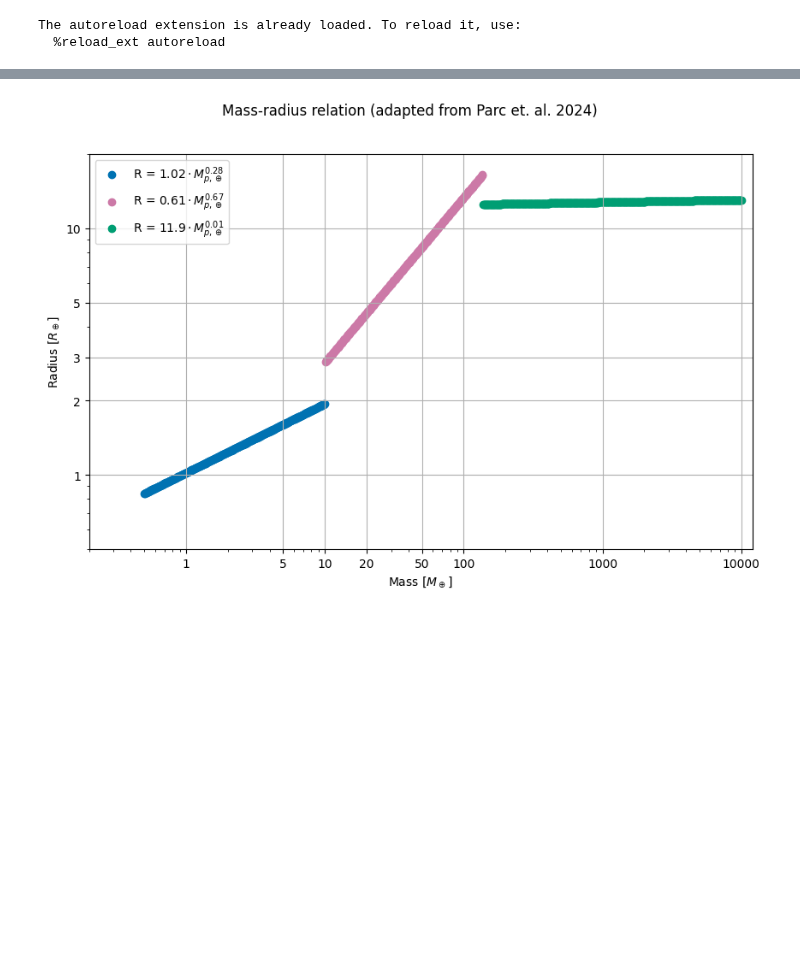
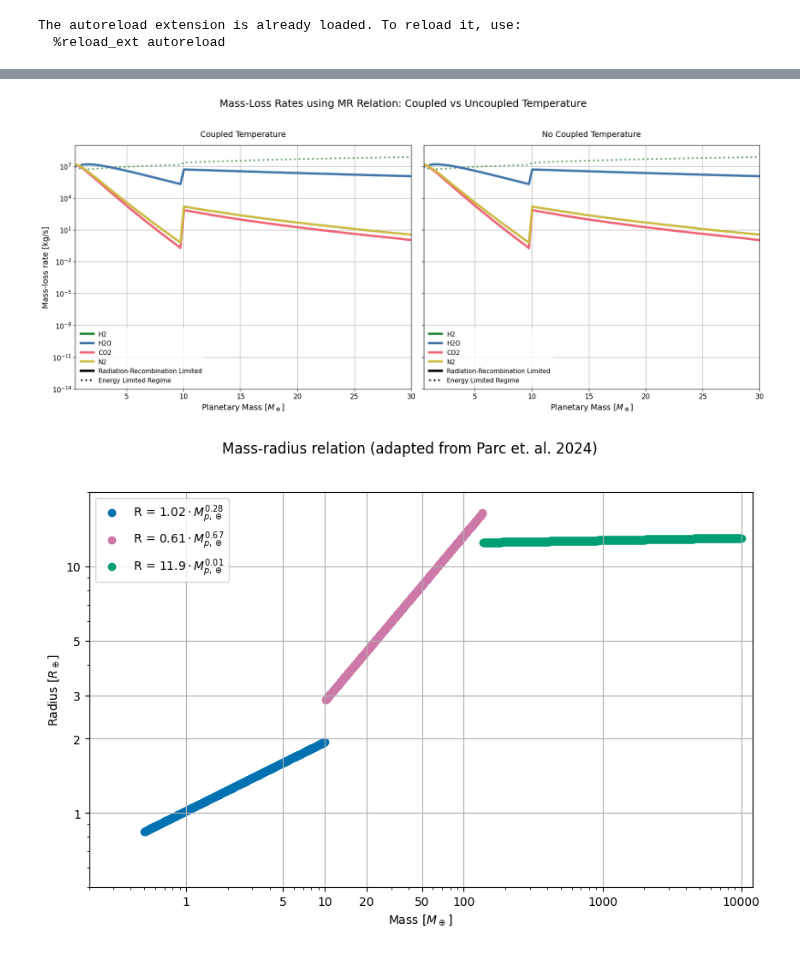
Before and after one commit to FormingWorlds/BScProjectAtmosphericEscape, a Jupyter notebook: plots/results_safari.ipynb, the cells around one changed output, grey strips where cells are left out. Drawn from its saved outputs; the diff is of its cells as text; code cells hidden in the pictures; blank space fills up the shorter version.

```diff
--- a/plots/results_safari.ipynb
+++ b/plots/results_safari.ipynb
@@ -171,3 +267,102 @@ Mass loss rate for H2 with MR relation: 1.2e+07 kg/s
+# %%
+### See difference between coupling temperature and not coupling temperature when sweeping over mass and using MR relation ###
+
+results_coupling_temp = {}
+results_no_coupling_temp = {}
+
+for species in keys:
+    atm_coupled_temp = np.array([make_simple_atmosphere(
+        M_p=m,
+        mu_wind=wind_microphysics[species]['mu_wind'],
+        mu_plus_wind=wind_microphysics[species]['mu_plus_wind'],
+        rr_coeff=wind_microphysics['H2']['rr_coeff'],
+        dominant_species=species,
+        resolution=5000,
+        determine_radius=True,
+        determine_temperature=True,
+        mu_photo=species_microphysics[species]['mu_photo'],
+        F_xuv=10**2.93 * erg_to_joule * cm_to_m**(-2),
+        F_ins = 2.15 * 10**4 #Wm^-2, same as GJ1214b
+    ) for m in Mass_array])
+
+
+    M_dot_rr_coupled, regime_break__coupled, rr_mask_coupled = sweep_parameter(atm_coupled_temp)
+    results_coupling_temp[species] = (M_dot_rr_coupled, regime_break__coupled, rr_mask_coupled)
+
+
+    atm_no_coupling_temp = np.array([make_simple_atmosphere(
+        M_p=m,
+        mu_wind=wind_microphysics[species]['mu_wind'],
+        mu_plus_wind=wind_microphysics[species]['mu_plus_wind'],
+        rr_coeff=wind_microphysics['H2']['rr_coeff'],
+        dominant_species=species,
+        resolution=5000,
+        determine_radius=True,
+        T_eq = 553,
+        determine_temperature=False,
+        mu_photo=species_microphysics[species]['mu_photo'],
+        F_xuv=10**2.93 * erg_to_joule * cm_to_m**(-2),
+        F_ins = 2.15 * 10**4 #Wm^-2, same as GJ1214b
+    ) for m in Mass_array])
+
+
+
+    M_dot_rr_no_coupling, regime_break_no_coupling, rr_mask_no_coupling = sweep_parameter(atm_no_coupling_temp)
+    results_no_coupling_temp[species] = (M_dot_rr_no_coupling, regime_break_no_coupling, rr_mask_no_coupling)
+
+
+
+# --- 2. PLOTTING THE RESULTS SIDE-BY-SIDE ---
+keys = list(species_microphysics.keys())
+# Added a 5th colour just in case you have 5 species (H, H2, H2O, CO2, N2)
+colours = ['#228833', '#4477AA', '#EE6677', '#CCBB44', '#9933A5']
+
+# Create a figure with 2 subplots (1 row, 2 columns)
+fig, (ax1, ax2) = plt.subplots(1, 2, figsize=(18, 8), sharey=True)
+fig.suptitle('Mass-Loss Rates using MR Relation: Coupled vs Uncoupled Temperature', fontsize=18, y=0.98)
+masses = Mass_array / M_earth
+
+# Group the axes and data into lists so we can loop through them cleanly
+axes = [ax1, ax2]
+datasets = [results_coupling_temp, results_no_coupling_temp]
+titles = ["Coupled Temperature", "No Coupled Temperature"]
+
+custom_lines = [Line2D([0], [0], color='black', linestyle='-', lw=4),
+                Line2D([0], [0], color='black', linestyle=':', lw=3)]
+
+# Plot both subplots dynamically
+for ax, data_dict, title in zip(axes, datasets, titles):
+    ax.set_title(title, fontsize=14, pad=15)
+
+    for i, species in enumerate(keys):
+        mass_loss_rates, regime_break, rr_mask = data_dict[species]
+
+        # plotting the whole mass loss rate curve as dotted first
+        ax.plot(masses, mass_loss_rates, linestyle='dotted', color=colours[i], alpha=0.7, lw=3)
+        # then plotting the part that is rr_limited as solid
+        ax.plot(masses[rr_mask], np.array(mass_loss_rates)[rr_mask], linestyle='solid', color=colours[i], label=f'{species}', lw=4)
+
+    # Format the individual axes
+    handles, labels = ax.get_legend_handles_labels()
+    handles.extend(custom_lines)
+    labels.extend(['Radiation-Recombination Limited', 'Energy Limited Regime'])
+    ax.legend(handles=handles, labels=labels, loc='best', fontsize=11, frameon=True, shadow=False, facecolor='white', edgecolor='none')
+    ax.grid(True)
+    ax.set_xlabel('Planetary Mass [$M_\oplus$]', fontsize=14)
+    ax.tick_params(axis='both', which='major', labelsize=12)
+    ax.tick_params(axis='both', which='minor', labelsize=10)
+    ax.set_xlim(masses[0], masses[-1])
+
+# Set the y-axis properties only on the first axis (since they share Y)
+ax1.set_ylabel('Mass-loss rate [kg/s]', fontsize=14)
+ax1.set_ylim(10**(-14), 10**9)
+ax1.set_yscale('log')
+
+plt.tight_layout(rect=[0, 0, 1, 0.95]) # Adjust layout so the suptitle doesn't overlap
+#plt.savefig('Keepers/Mass_sweep_MR_Comparison.png', dpi=300)
+plt.show()
+# %% [output]
+[figure, added]
 # %%
 fig, ax = plt.subplots(1, 1, figsize=(10,6))
 fig.suptitle('Mass-radius relation (adapted from Parc et. al. 2024)')
```
Also changed, not shown: parts of 11 cells of this notebook.
